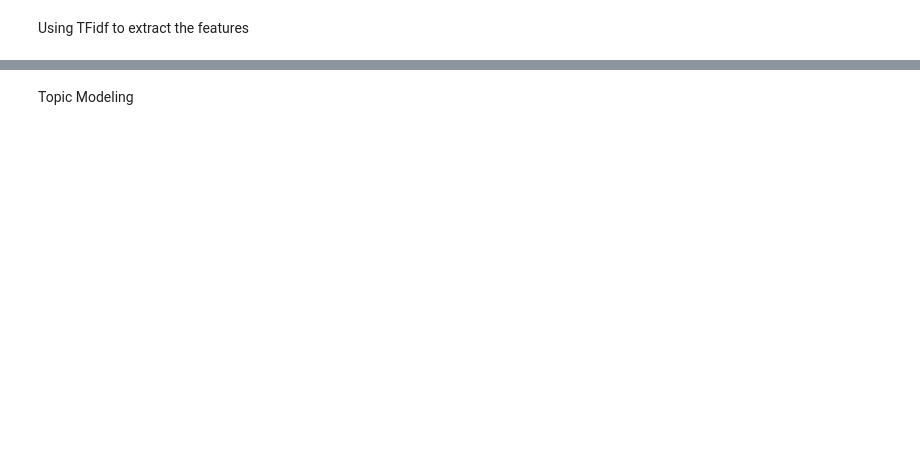
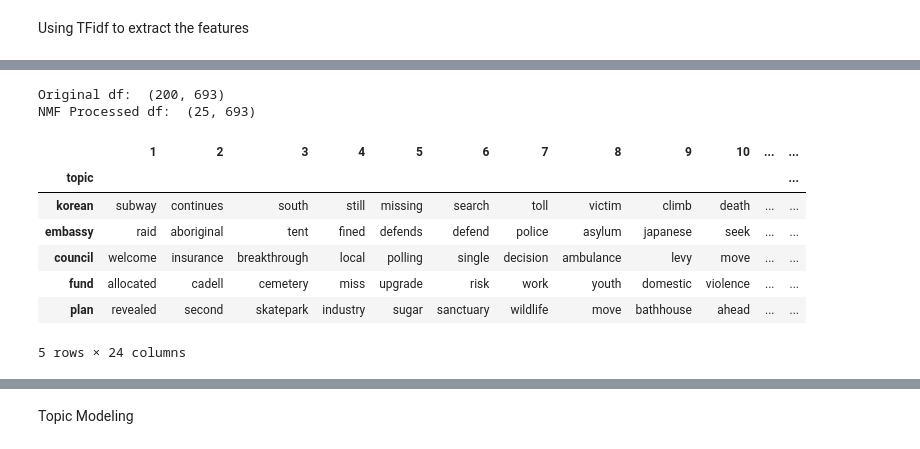
Before and after one commit to tinleyy/COMP4432_ML_Million_News_Headline, a Jupyter notebook: A Million News Headlines.ipynb, the cells around one changed output, grey strips where cells are left out. Saved outputs shown, nothing was run; the diff lists cells and outputs as text; code cells hidden in the pictures; blank space fills up the shorter version.

```diff
--- a/A Million News Headlines.ipynb
+++ b/A Million News Headlines.ipynb
@@ -142,0 +198,61 @@ print(vec_text)
+# %%
+vec = TfidfVectorizer(stop_words=stop_words,max_features=1000)
+vec_text=vec.fit_transform(headline_cleaned_first200)
+# %%
+# select number of topic clusters
+n_topics = 25
+
+# Create an NMF instance
+nmf = NMF(n_components=n_topics)
+
+# Fit the model to the tf_idf
+nmf_features = nmf.fit_transform(vec_text)
+
+# normalize the features
+norm_features = normalize(nmf_features)
+# %%
+# Compare processed VS unprocessed dataframes
+print('Original df: ', df_copy.shape)
+print('NMF Processed df: ', nmf.components_.shape)
+# %% [output]
+Original df:  (200, 693)
+NMF Processed df:  (25, 693)
+# %%
+# Create clustered dataframe the NMF clustered df
+components = pd.DataFrame(
+    nmf.components_,
+    columns=[df_copy.columns]
+    )
+
+clusters = {}
+
+# Show top 25 queries for each cluster
+for i in range(len(components)):
+    clusters[i] = []
+    loop = dict(components.loc[i,:].nlargest(25)).items()
+    for k,v in loop:
+        clusters[i].append({'q':k[0],'sim_score': v})
+# %%
+# Create dataframe using the clustered dictionary
+grouping = pd.DataFrame(clusters).T
+grouping['topic'] = grouping[0].apply(lambda x: x['q'])
+grouping.drop(0, axis=1, inplace=True)
+grouping.set_index('topic', inplace=True)
+
+def show_queries(df):
+    for col in df.columns:
+        df[col] = df[col].apply(lambda x: x['q'])
+    return df
+
+# Only display the query in the dataframe
+clustered_queries = show_queries(grouping)
+clustered_queries.head()
+# %% [output]
+|  | 1 | 2 | 3 | 4 | 5 | 6 | 7 | 8 | 9 | 10 | ... | ... |
+| topic |  |  |  |  |  |  |  |  |  |  |  | ... |
+| korean | subway | continues | south | still | missing | search | toll | victim | climb | death | ... | ... |
+| embassy | raid | aboriginal | tent | fined | defends | defend | police | asylum | japanese | seek | ... | ... |
+| council | welcome | insurance | breakthrough | local | polling | single | decision | ambulance | levy | move | ... | ... |
+| fund | allocated | cadell | cemetery | miss | upgrade | risk | work | youth | domestic | violence | ... | ... |
+| plan | revealed | second | skatepark | industry | sugar | sanctuary | wildlife | move | bathhouse | ahead | ... | ... |
+5 rows × 24 columns
```
Also changed, not shown: parts of 26 cells of this notebook.
